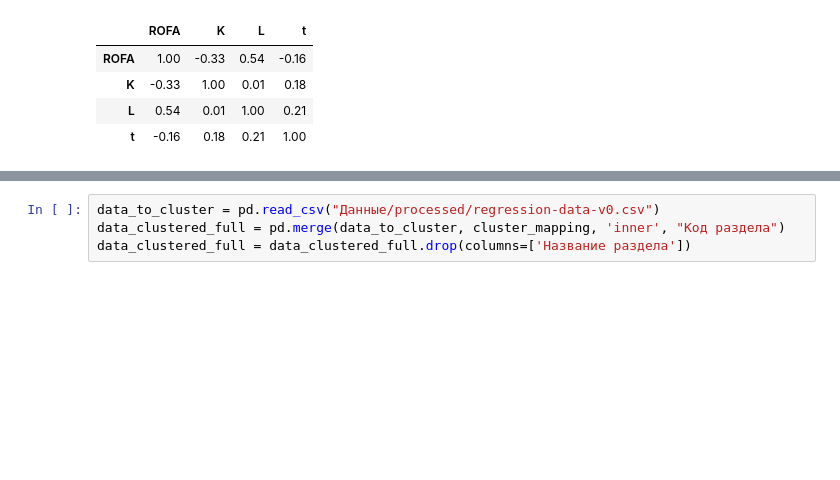
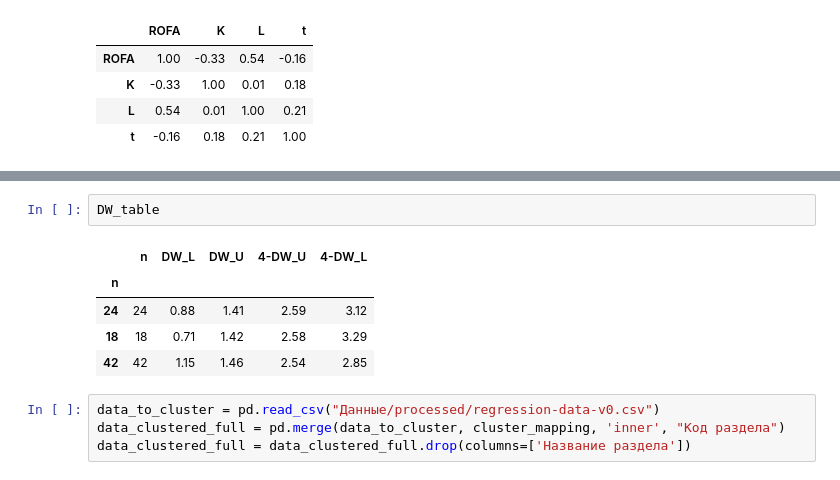
Before and after one commit to tony-pitchblack/---------------, a Jupyter notebook: clustering-structure.ipynb, the cells around one changed output, grey strips where cells are left out. Cells and saved outputs as stored; diff of their text form; blank space fills up the shorter version.

```diff
--- a/clustering-structure.ipynb
+++ b/clustering-structure.ipynb
@@ -315,3 +485,11 @@ regr_metrics_all
+# %%
+DW_table
+# %% [output]
+|  | n | DW_L | DW_U | 4-DW_U | 4-DW_L |
+| n |  |  |  |  |  |
+| 24 | 24 | 0.88 | 1.41 | 2.59 | 3.12 |
+| 18 | 18 | 0.71 | 1.42 | 2.58 | 3.29 |
+| 42 | 42 | 1.15 | 1.46 | 2.54 | 2.85 |
 # %%
 data_to_cluster = pd.read_csv("Данные/processed/regression-data-v0.csv")
 data_clustered_full = pd.merge(data_to_cluster, cluster_mapping, 'inner', "Код раздела")
```
Also changed, not shown: parts of 16 cells of this notebook, 10 other files.
